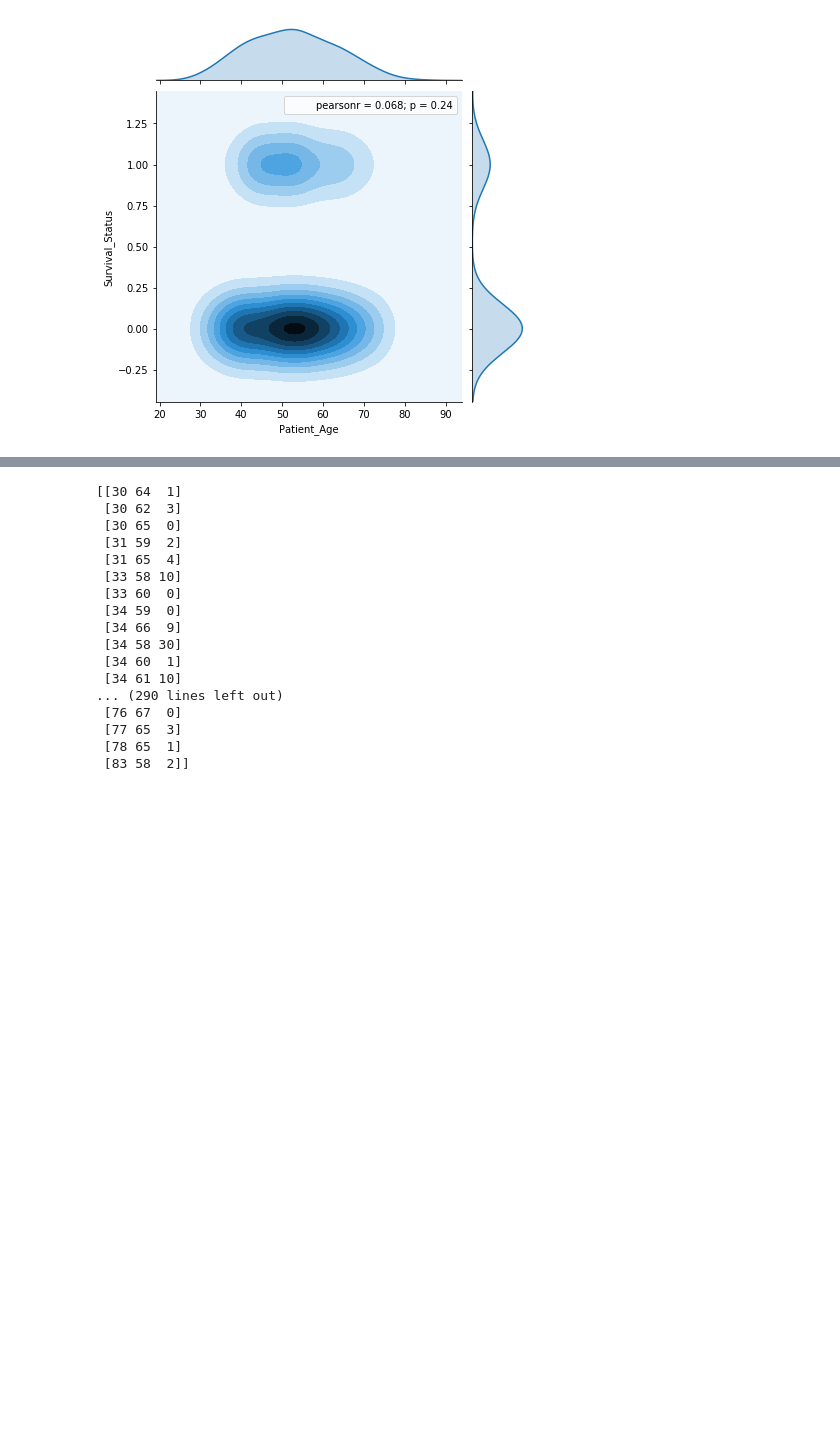
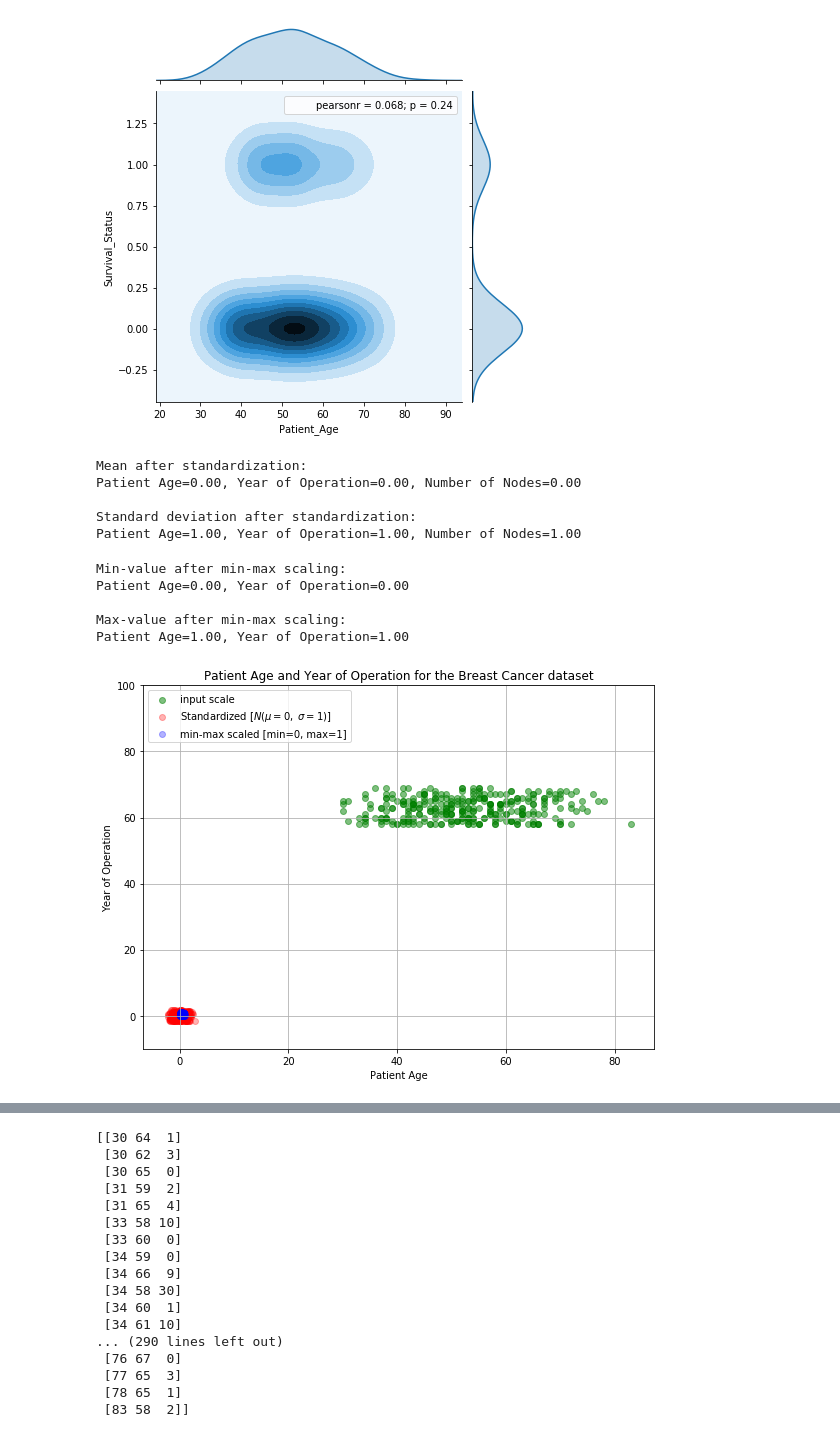
Before and after one commit to S3688570/Prediction-of-Breast-Cancer, a Jupyter notebook: Assignment2.ipynb, the cells around one changed output, grey strips where cells are left out. Cells and saved outputs as stored; diff of their text form; code cells hidden in the pictures; blank space fills up the shorter version.

```diff
--- a/Assignment2.ipynb
+++ b/Assignment2.ipynb
@@ -349,3 +353,61 @@ sns.jointplot(x= 'Patient_Age',kind = 'kde', y='Survival_Status', data = surviva
 plt.show()
 # %% [output]
 [figure]
+# %%
+from sklearn import preprocessing
+
+#Standardize to re-scale features so that they have the properties of a standard normal distribution (mean = 0 and SD = 1)
+std_scale = preprocessing.StandardScaler().fit(survival[['Patient_Age', 'Year_of_Operation', 'Number_of_Nodes']])
+survival_std = std_scale.transform(survival[['Patient_Age', 'Year_of_Operation', 'Number_of_Nodes']])
+
+#Min-Max scaling (Normalization) of features to a fixed range of 0-1.
+minmax_scale = preprocessing.MinMaxScaler().fit(survival[['Patient_Age', 'Year_of_Operation', 'Number_of_Nodes']])
+survival_minmax = minmax_scale.transform(survival[['Patient_Age', 'Year_of_Operation', 'Number_of_Nodes']])
+# %%
+#Output Mean and Standard Deviation values for the 'standardized' data
+print('Mean after standardization:\nPatient Age={:.2f}, Year of Operation={:.2f}, Number of Nodes={:.2f}'
+      .format(survival_std[:,0].mean(), survival_std[:,1].mean(), survival_std[:,2].mean()))
+print('\nStandard deviation after standardization:\nPatient Age={:.2f}, Year of Operation={:.2f}, Number of Nodes={:.2f}'
+      .format(survival_std[:,0].std(), survival_std[:,1].std(), survival_std[:,2].std()))
+# %% [output]
+Mean after standardization:
+Patient Age=0.00, Year of Operation=0.00, Number of Nodes=0.00
+
+Standard deviation after standardization:
+Patient Age=1.00, Year of Operation=1.00, Number of Nodes=1.00
+# %%
+#Output Mean and Standard Deviation values for the 'normalized' data
+print('Min-value after min-max scaling:\nPatient Age={:.2f}, Year of Operation={:.2f}'
+      .format(survival_minmax[:,0].min(), survival_minmax[:,1].min()))
+print('\nMax-value after min-max scaling:\nPatient Age={:.2f}, Year of Operation={:.2f}'
+      .format(survival_minmax[:,0].max(), survival_minmax[:,1].max()))
+# %% [output]
+Min-value after min-max scaling:
+Patient Age=0.00, Year of Operation=0.00
+
+Max-value after min-max scaling:
+Patient Age=1.00, Year of Operation=1.00
+# %%
+#Plot Patient Age versus Year of Operation for the untreated and 'standardized' data.
+def plot():
+    plt.figure(figsize=(8,6))
+
+    plt.scatter(survival['Patient_Age'], survival['Year_of_Operation'], color='green', label='input scale', alpha=0.5)
+
+    plt.scatter(survival_std[:,0], survival_std[:,1], color='red', label='Standardized [$N  (\mu=0, \; \sigma=1)$]', alpha=0.3)
+
+    plt.scatter(survival_minmax[:,0], survival_minmax[:,1], color='blue', label='min-max scaled [min=0, max=1]', alpha=0.3)
+
+    plt.title('Patient Age and Year of Operation for the Breast Cancer dataset')
+    plt.xlabel('Patient Age')
+    plt.ylim(-10, 100)
+    plt.ylabel('Year of Operation')
+    plt.legend(loc='upper left')
+    plt.grid()
+
+    plt.tight_layout()
+
+plot()
+plt.show()
+# %% [output]
+[figure, added]
```
Also changed, not shown: parts of 19 cells of this notebook, 1 other file.
